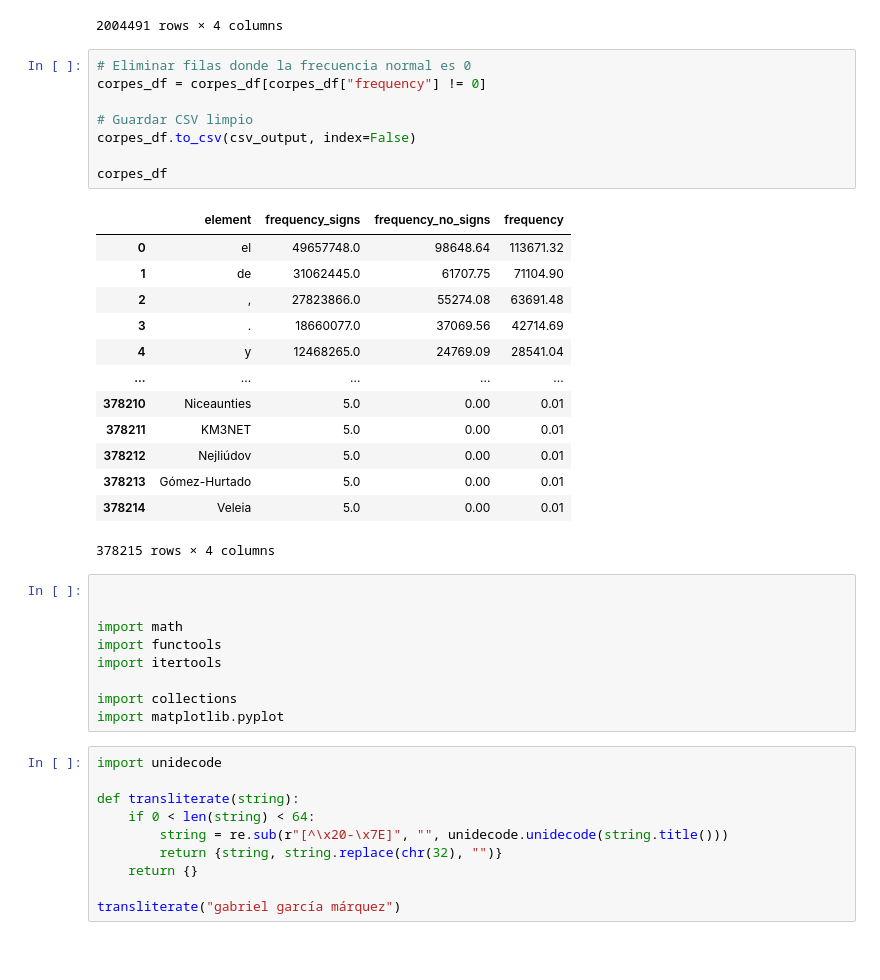
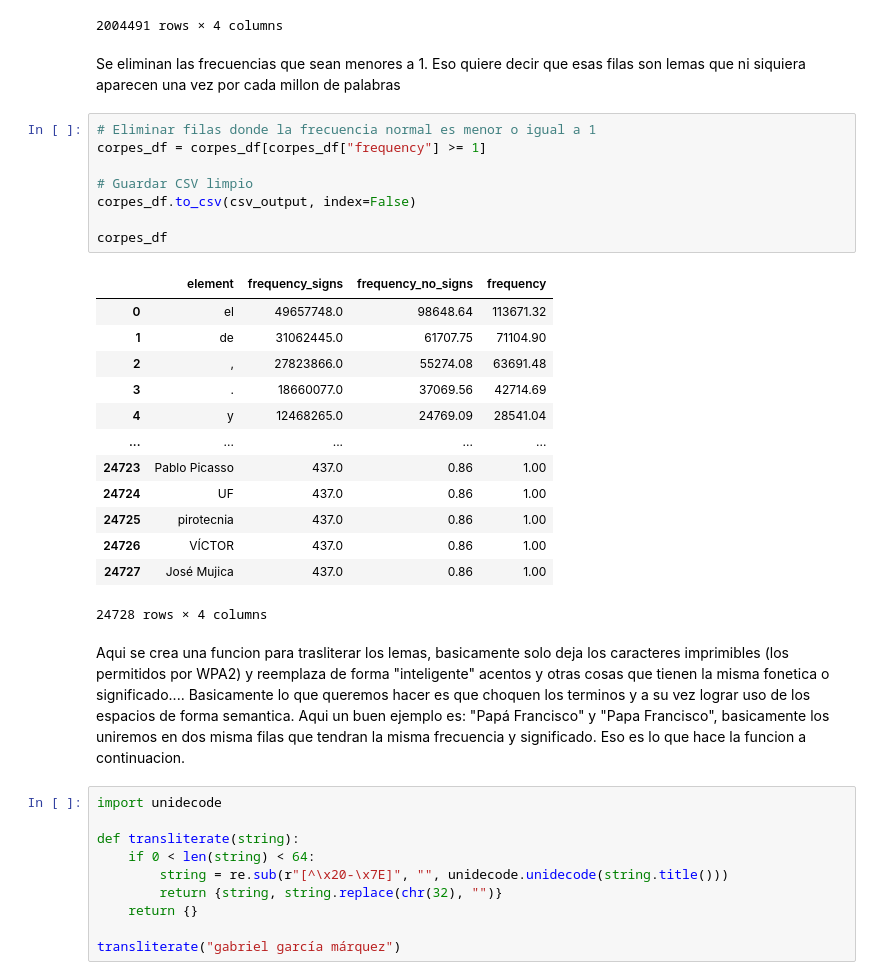
Before and after one commit to dafmontenegro/semanticdictgen-wpa2-es, a Jupyter notebook: semanticdictgen-wpa2-es.ipynb, the cells around one changed output. Saved outputs shown, nothing was run; the diff lists cells and outputs as text; blank space fills up the shorter version.

```diff
--- a/semanticdictgen-wpa2-es.ipynb
+++ b/semanticdictgen-wpa2-es.ipynb
@@ -54,37 +60,33 @@ corpes_df
 | 2004489 | Raúl Tejón Fernando Gil | 1.0 | 0.00 | 0.00 |
 | 2004490 | veintidós mil trescientos | 1.0 | 0.00 | 0.00 |
 2004491 rows × 4 columns
+# %% [markdown]
+Se eliminan las frecuencias que sean menores a 1. Eso quiere decir que esas filas son lemas que ni siquiera aparecen una vez por cada millon de palabras
 # %%
-# Eliminar filas donde la frecuencia normal es 0
-corpes_df = corpes_df[corpes_df["frequency"] != 0]
+# Eliminar filas donde la frecuencia normal es menor o igual a 1
+corpes_df = corpes_df[corpes_df["frequency"] >= 1]
 
 # Guardar CSV limpio
 corpes_df.to_csv(csv_output, index=False)
 
 corpes_df
 # %% [output]
 |  | element | frequency_signs | frequency_no_signs | frequency |
 | 0 | el | 49657748.0 | 98648.64 | 113671.32 |
 | 1 | de | 31062445.0 | 61707.75 | 71104.90 |
 | 2 | , | 27823866.0 | 55274.08 | 63691.48 |
 | 3 | . | 18660077.0 | 37069.56 | 42714.69 |
 | 4 | y | 12468265.0 | 24769.09 | 28541.04 |
 | ... | ... | ... | ... | ... |
-| 378210 | Niceaunties | 5.0 | 0.00 | 0.01 |
-| 378211 | KM3NET | 5.0 | 0.00 | 0.01 |
-| 378212 | Nejliúdov | 5.0 | 0.00 | 0.01 |
-| 378213 | Gómez-Hurtado | 5.0 | 0.00 | 0.01 |
-| 378214 | Veleia | 5.0 | 0.00 | 0.01 |
+| 24723 | Pablo Picasso | 437.0 | 0.86 | 1.00 |
+| 24724 | UF | 437.0 | 0.86 | 1.00 |
+| 24725 | pirotecnia | 437.0 | 0.86 | 1.00 |
+| 24726 | VÍCTOR | 437.0 | 0.86 | 1.00 |
+| 24727 | José Mujica | 437.0 | 0.86 | 1.00 |
-378215 rows × 4 columns
+24728 rows × 4 columns
-# %%
-
-
-import math
-import functools
-import itertools
-
-import collections
-import matplotlib.pyplot
+# %% [markdown]
+Aqui se crea una funcion para trasliterar los lemas, basicamente solo deja los caracteres imprimibles (los permitidos por WPA2) y reemplaza de forma "inteligente" acentos y otras cosas que tienen la misma fonetica o significado.... Basicamente lo que queremos hacer es que choquen los terminos y a su vez lograr uso de los espacios de forma semantica.
+Aqui un buen ejemplo es: "Papá Francisco" y "Papa Francisco", basicamente los uniremos en dos misma filas que tendran la misma frecuencia y significado. Eso es lo que hace la funcion a continuacion.
 # %%
 import unidecode
 
```
Also changed, not shown: parts of 33 cells of this notebook.
